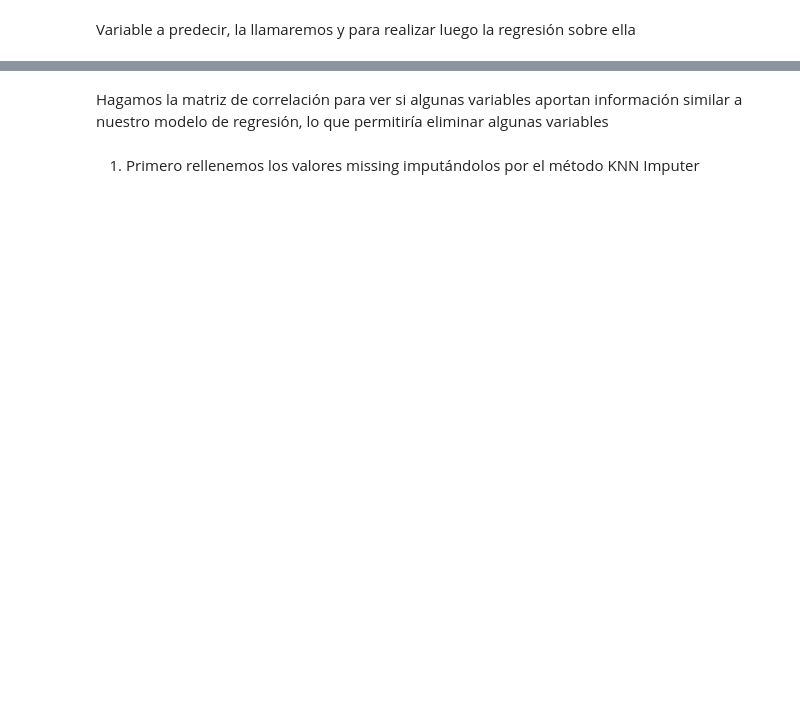
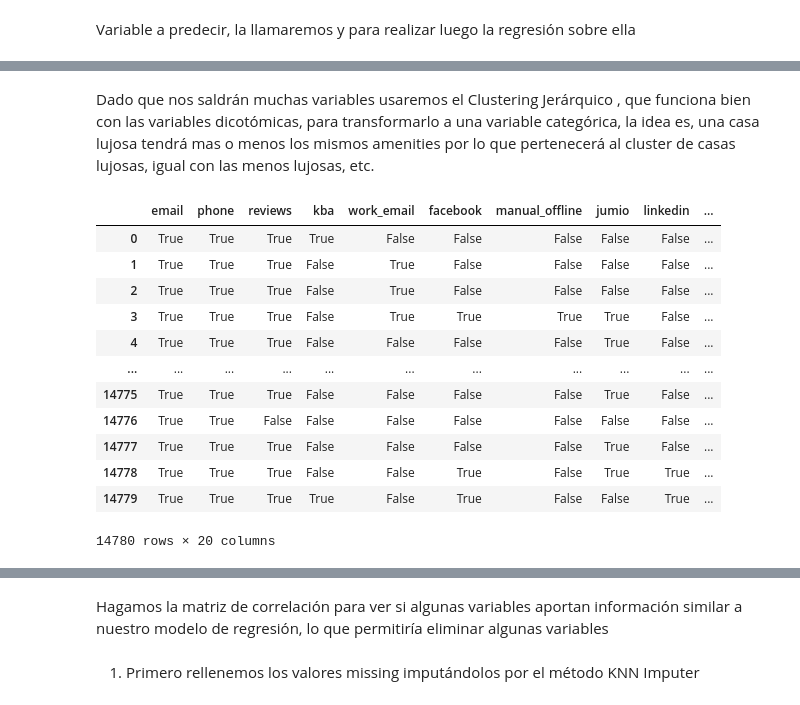
Before and after one commit to AlvaroML95/PRACTICA_FINAL, a Jupyter notebook: Practica Final.ipynb, the cells around one changed output, grey strips where cells are left out. Drawn from its saved outputs; the diff is of its cells as text; code cells hidden in the pictures; blank space fills up the shorter version.

```diff
--- a/Practica Final.ipynb
+++ b/Practica Final.ipynb
@@ -201,0 +257,31 @@ data[list_var_discrets]
+# %%
+def str_to_dataframe(data,column):
+    datos=[]
+    for i in data[column]:
+        if type(i)== float:#si es np.nan creamos una lista vacia
+            lista={}
+        else:#en caso contrario creamos una lista separada
+            aux =i.split(',')
+            lista={}
+            for j in aux:
+                lista[j]=True
+        datos.append(lista)
+    return(pd.DataFrame(datos).fillna(False))
+# %% [markdown]
+Dado que nos saldrán muchas variables usaremos el Clustering Jerárquico , que funciona bien con las variables dicotómicas, para transformarlo a una variable categórica, la idea es, una casa lujosa tendrá mas o menos los mismos amenities por lo que pertenecerá al cluster de casas lujosas, igual con las menos lujosas, etc.
+# %%
+str_to_dataframe(data,'Host Verifications')
+# %% [output]
+|  | email | phone | reviews | kba | work_email | facebook | manual_offline | jumio | linkedin | ... |
+| 0 | True | True | True | True | False | False | False | False | False | ... |
+| 1 | True | True | True | False | True | False | False | False | False | ... |
+| 2 | True | True | True | False | True | False | False | False | False | ... |
+| 3 | True | True | True | False | True | True | True | True | False | ... |
+| 4 | True | True | True | False | False | False | False | True | False | ... |
+| ... | ... | ... | ... | ... | ... | ... | ... | ... | ... | ... |
+| 14775 | True | True | True | False | False | False | False | True | False | ... |
+| 14776 | True | True | False | False | False | False | False | False | False | ... |
+| 14777 | True | True | True | False | False | False | False | True | False | ... |
+| 14778 | True | True | True | False | False | True | False | True | True | ... |
+| 14779 | True | True | True | True | False | True | False | False | True | ... |
+14780 rows × 20 columns
```
Also changed, not shown: parts of 44 cells of this notebook.
